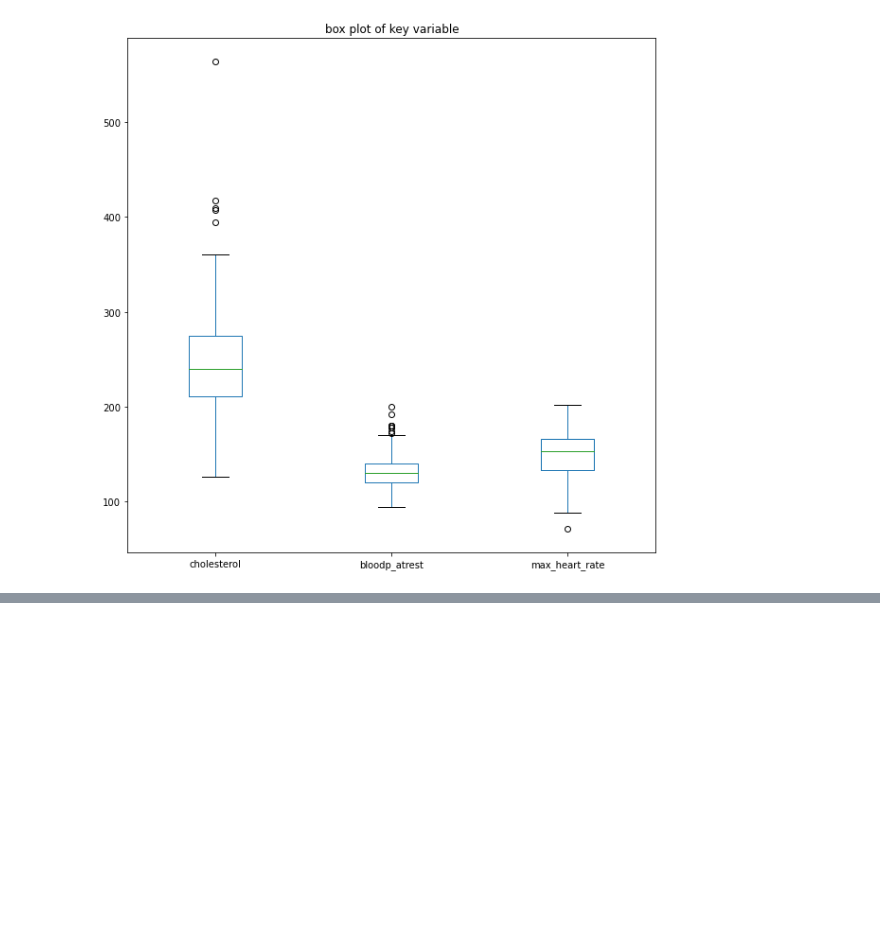
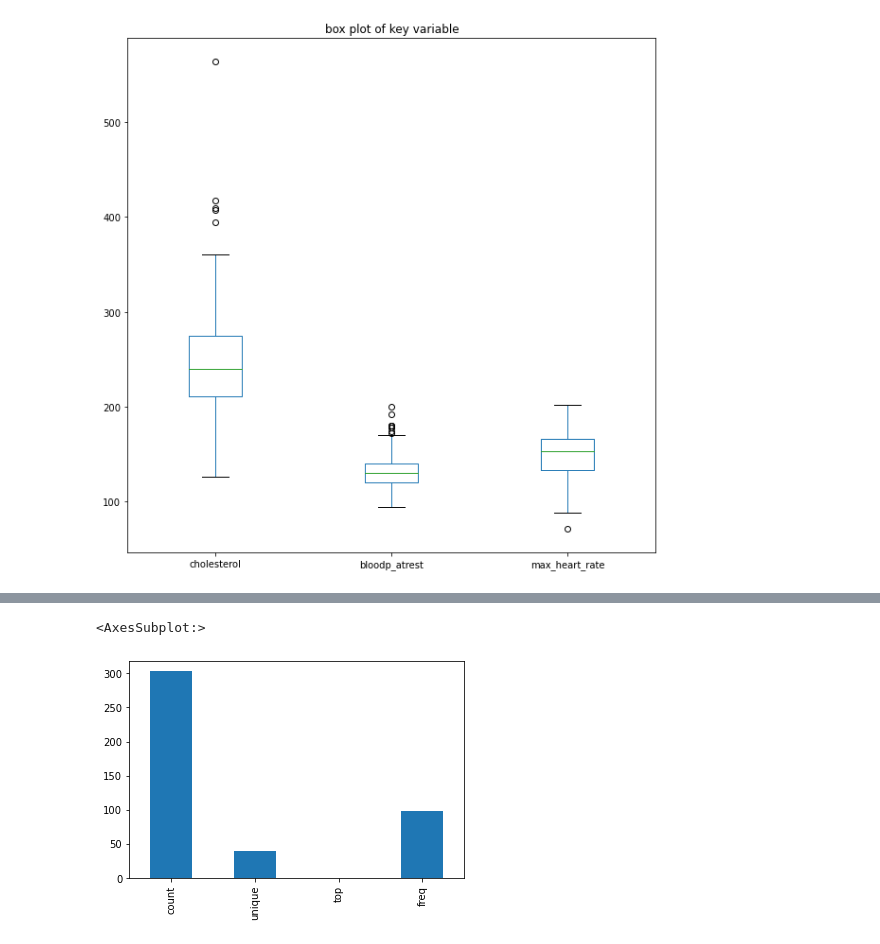
Before and after one commit to yassinzeraoulia97/esercizi, a Jupyter notebook: esercizi.ipynb, the cells around one changed output, grey strips where cells are left out. Saved outputs shown, nothing was run; the diff lists cells and outputs as text; code cells hidden in the pictures; blank space fills up the shorter version.

```diff
--- a/esercizi.ipynb
+++ b/esercizi.ipynb
@@ -194,3 +194,6 @@ df.plot.box( y= ['cholesterol', 'bloodp_atrest', 'max_heart_rate'], figsize= (10
 # %% [output]
 <AxesSubplot:title={'center':'box plot of key variable'}>
 [figure]
+# %%
+df.rename(str.upper, axis='columns', inplace=True)
+df.head()
@@ -196,0 +207,5 @@ df.plot.box( y= ['cholesterol', 'bloodp_atrest', 'max_heart_rate'], figsize= (10
+# %%
+df.HEARTSTRES_EXERCISE.describe().plot.bar()
+# %% [output]
+<AxesSubplot:>
+[figure, added]
```
Also changed, not shown: parts of 2 cells of this notebook.
